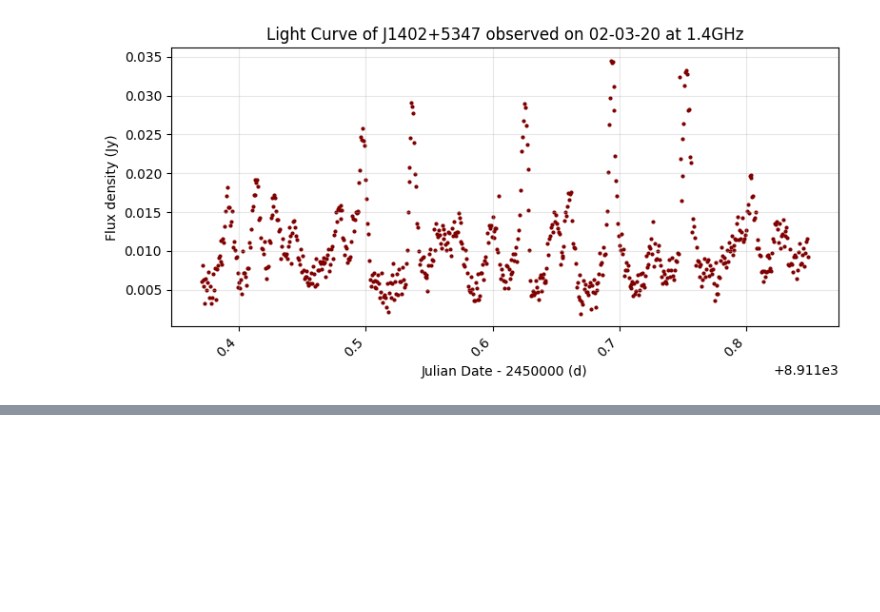
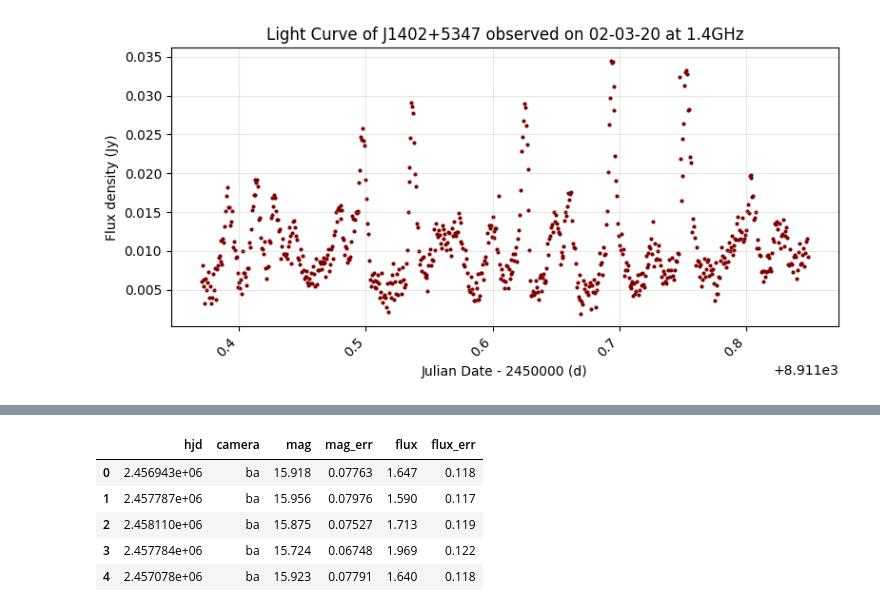
Before and after one commit to MrHope03/brics_astro, a Jupyter notebook: Week5/02_time_domain.ipynb, the cells around one changed output, grey strips where cells are left out. Cells and saved outputs as stored; diff of their text form; code cells hidden in the pictures; blank space fills up the shorter version.

```diff
--- a/Week5/01_ts.ipynb
+++ b/Week5/02_time_domain.ipynb
@@ -294,0 +319,11 @@ plt.show()
+# %%
+rleo = pd.read_csv("ASASSN-V J092730.63+110739.6.csv")
+rleo = rleo[rleo['mag_err']<1]
+rleo.head()
+# %% [output]
+|  | hjd | camera | mag | mag_err | flux | flux_err |
+| 0 | 2.456943e+06 | ba | 15.918 | 0.07763 | 1.647 | 0.118 |
+| 1 | 2.457787e+06 | ba | 15.956 | 0.07976 | 1.590 | 0.117 |
+| 2 | 2.458110e+06 | ba | 15.875 | 0.07527 | 1.713 | 0.119 |
+| 3 | 2.457784e+06 | ba | 15.724 | 0.06748 | 1.969 | 0.122 |
+| 4 | 2.457078e+06 | ba | 15.923 | 0.07791 | 1.640 | 0.118 |
```
Also changed, not shown: parts of 8 cells of this notebook, 5 other files.
